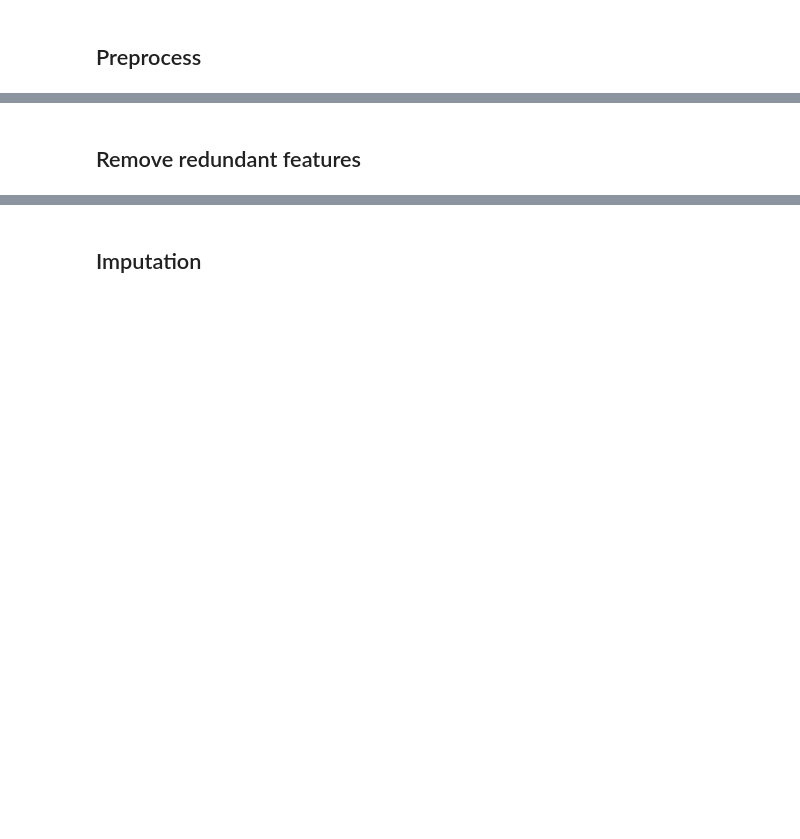
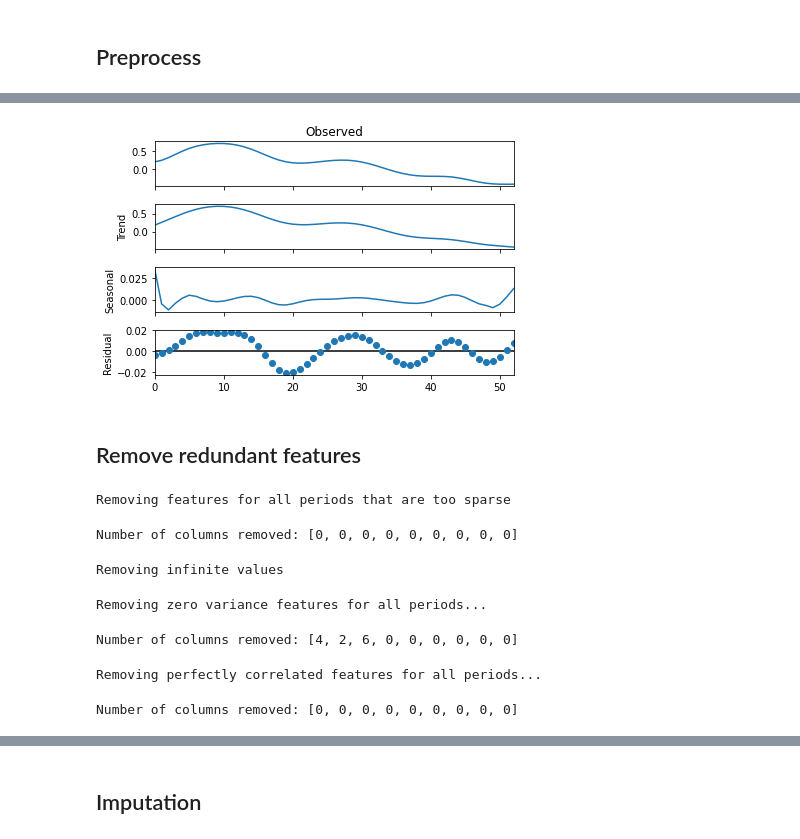
Before and after one commit to bramiozo/TimEx, a Jupyter notebook: sandbox/AKI_crossectional.ipynb, the cells around one changed output, grey strips where cells are left out. Drawn from its saved outputs; the diff is of its cells as text; code cells hidden in the pictures; blank space fills up the shorter version.

```diff
--- a/sandbox/AKI_crossectional.ipynb
+++ b/sandbox/AKI_crossectional.ipynb
@@ -65,7 +72,7 @@ print(f'There are {ltids.shape[0]} patients (or {round(100*ltids.shape[0]/maxts.
 # %% [markdown]
 ## Preprocess
 # %%
-RangeList = [90, 180] + list(np.arange(1*365,10*365, 365))
+RangeList = [180, 730, 1460, 3650] #+ list(np.arange(1*365,10*365, 365))
 WINDOW_SIZE = 3 # for smoothing
 MIN_MEASUREMENTS = 5
 SMOOTHING_TYPE = 'gaussian_kernel' # rolling_mean or gaussian_kernel
@@ -163,3 +193,11 @@ for MinDays in RangeList:
+# %%
+from statsmodels.tsa.seasonal import STL
+df = RangeDFDict_smoothed[730]
+t = df[df.ID==96656297565].eGFR_CKDEpi2012.values
+stler = STL(t, period=3, seasonal=3).fit()
+stler.plot();
+# %% [output]
+[figure, added]
 # %% [markdown]
 ## Remove redundant features
 # %%
@@ -179,6 +217,9 @@ for period in tqdm(CrossSectDict.keys()):
         num_rem.append(missing_cols.shape[0])
 
 print(f"Number of columns removed: {num_rem}")
+# %% [output]
+Removing features for all periods that are too sparse
+Number of columns removed: [0, 0, 0, 0, 0, 0, 0, 0, 0]
 # %%
 # remove plus or minus infinity values
 print("Removing infinite values")
@@ -189,6 +230,8 @@ for period in tqdm(CrossSectDict.keys()):
         inf_cols = FINAL_FEATURES.columns[FINAL_FEATURES.isin([np.inf, -np.inf]).any()]
         CrossSectDict[period][key] = FINAL_FEATURES.drop(columns=inf_cols)
         num_rem.append(inf_cols.shape[0])
+# %% [output]
+Removing infinite values
 # %%
 from sklearn.feature_selection import VarianceThreshold
 
@@ -211,6 +254,9 @@ for period in tqdm(CrossSectDict.keys()):
         num_zero.append(zero_variance_features.shape[0])
 
 print(f"Number of columns removed: {num_zero}")
+# %% [output]
+Removing zero variance features for all periods...
+Number of columns removed: [4, 2, 6, 0, 0, 0, 0, 0, 0]
 # %%
 # remove features that are highly correlated
 print("Removing perfectly correlated features for all periods...")
@@ -235,5 +281,8 @@ for period in tqdm(CrossSectDict.keys()):
         CrossSectDict[period][key] = FINAL_FEATURES
         num_corr.append(len(to_drop))
 print(f"Number of columns removed: {num_corr}")
+# %% [output]
+Removing perfectly correlated features for all periods...
+Number of columns removed: [0, 0, 0, 0, 0, 0, 0, 0, 0]
 # %%
 print(f"Duplicate column-pairs: {duplicated}")
```
Also changed, not shown: parts of 20 cells of this notebook, 1 other file.
